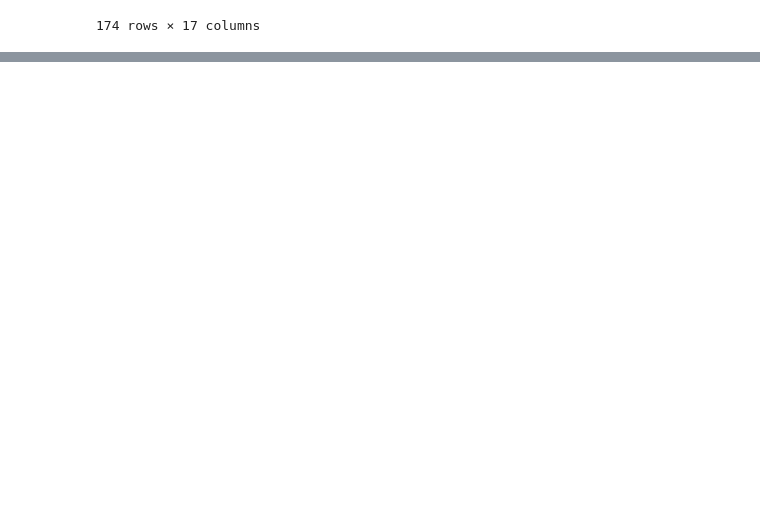
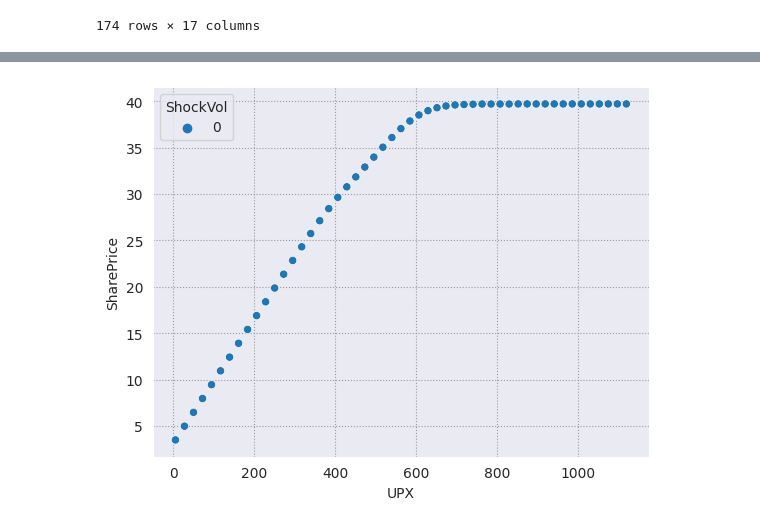
Before and after one commit to pritamdalal/veta_assignment, a Jupyter notebook: notebooks/04_portfolio_greeks.ipynb, the cells around one changed output, grey strips where cells are left out. Drawn from its saved outputs; the diff is of its cells as text; code cells hidden in the pictures; blank space fills up the shorter version.

Commit message:
started shock report code

```diff
--- a/notebooks/04_portfolio_greeks.ipynb
+++ b/notebooks/04_portfolio_greeks.ipynb
@@ -288,0 +304,4 @@ df_holdings.groupby(by=['Account'])[['Delta', 'Vega', 'Theta']].sum().reset_inde
+# %%
+#df_aprt = df_holdings.query("Account == 'APRT' & StrikePrice == 617.33").copy()
+df_aprt = df_holdings.query("Account == 'APRT'").copy()
+df_aprt
@@ -288,0 +335,29 @@ df_holdings.groupby(by=['Account'])[['Delta', 'Vega', 'Theta']].sum().reset_inde
+# %%
+vol_shocks = [0] #np.linspace(-0.10, 0.10, 3)
+underlying_shocks = np.linspace(-0.99, 1, 51)
+# %%
+df_shock_report = pd.DataFrame()
+
+for vs in vol_shocks:
+    for us in underlying_shocks:
+        df_aprt_shocked = df_aprt.copy()
+        df_aprt_shocked["VolatilityImplied"] += vs
+        df_aprt_shocked["UPX"] *= (1 + us)
+
+        df_aprt_shocked['ShockedPrice'] = df_aprt_shocked.apply(bsm_px, vol_column="VolatilityImplied", axis=1)
+        df_aprt_shocked['ShockedMarketValue'] = df_aprt_shocked["Shares"] * df_aprt_shocked["ShockedPrice"] * 100
+
+        agg_funcs = {
+            'ShockedMarketValue':[np.sum],
+            'SharesOutstanding':[np.mean],
+            'UPX': [np.mean],
+        }
+
+        df_portfolio_statistics = df_aprt_shocked.groupby(by=['Account']).agg(agg_funcs).reset_index()
+        df_portfolio_statistics.columns = df_portfolio_statistics.columns.get_level_values(0)
+        df_portfolio_statistics['SharePrice'] = np.round(df_portfolio_statistics['ShockedMarketValue'] / df_portfolio_statistics['SharesOutstanding'], 2)
+        df_portfolio_statistics['ShockVol'] = vs
+        df_portfolio_statistics['ShockUnderlying'] = us
+
+        df_shock_report = pd.concat([df_shock_report, df_portfolio_statistics])
+df_shock_report
@@ -288,0 +384,6 @@ df_holdings.groupby(by=['Account'])[['Delta', 'Vega', 'Theta']].sum().reset_inde
+# %%
+sns.set_style("darkgrid", {"grid.color": ".6", "grid.linestyle": ":"})
+g = sns.scatterplot(data=df_shock_report, x='UPX', y='SharePrice', hue='ShockVol');
+#g.set(xlim=(400, 600))
+# %% [output]
+[figure, added]
```
Also changed, not shown: parts of 26 cells of this notebook, 2 other files.
